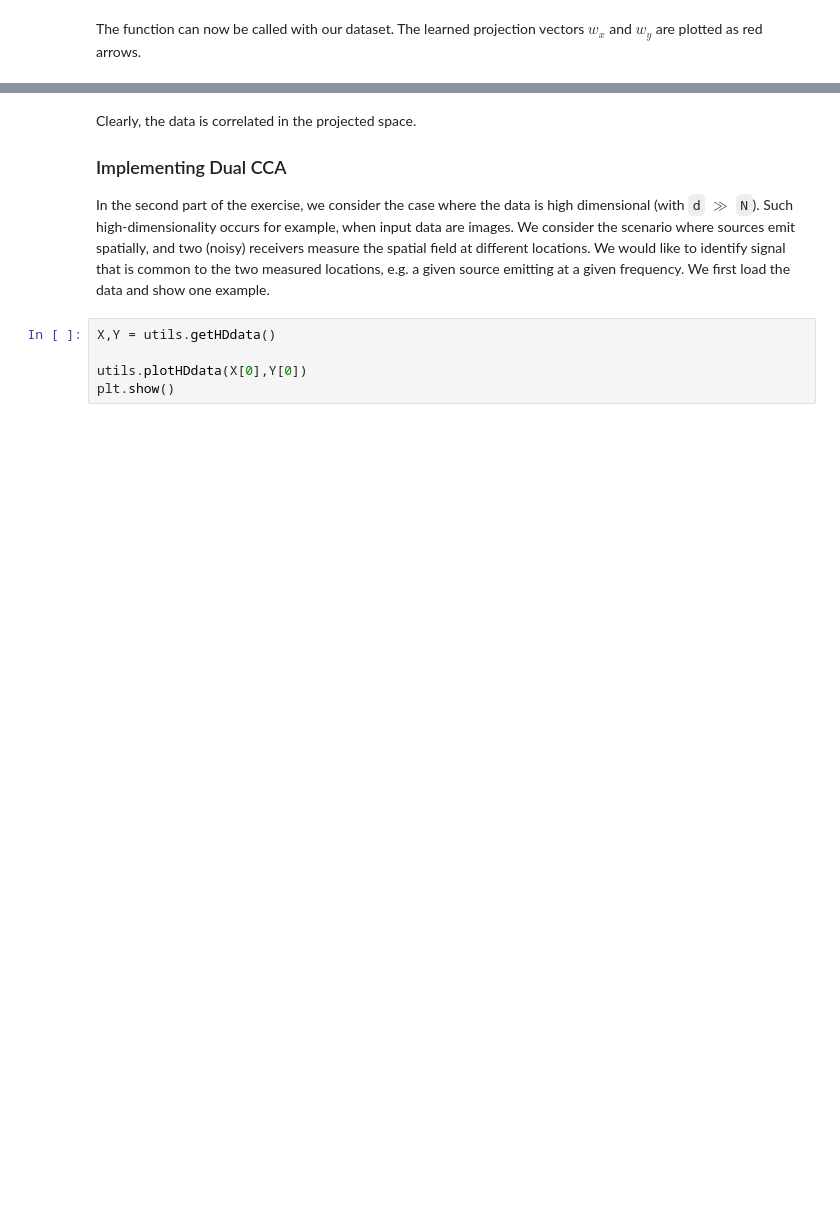
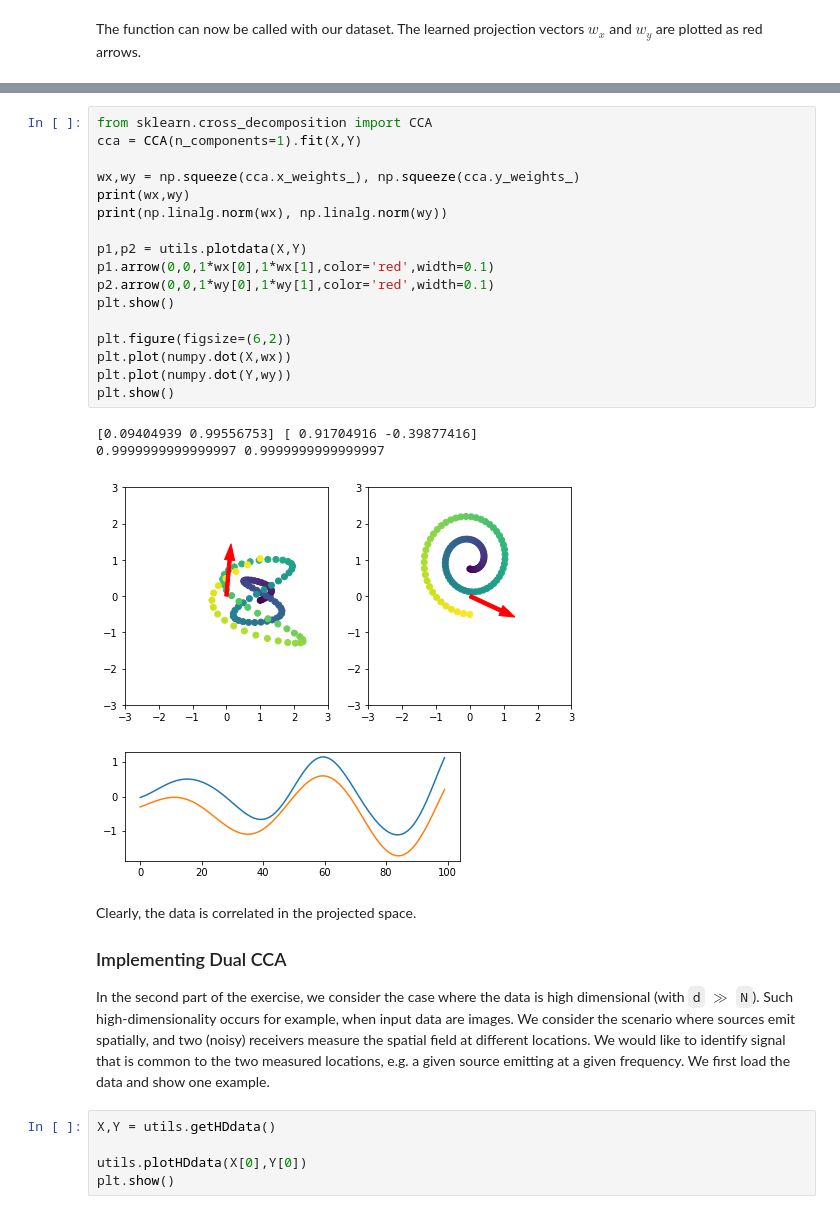
Before and after one commit to paulboehnke/ML2_repo, a Jupyter notebook: Ex02/programming/sheet02_paul.ipynb, the cells around one changed output, grey strips where cells are left out. Drawn from its saved outputs; the diff is of its cells as text; blank space fills up the shorter version.

```diff
--- a/Ex02/programming/sheet02_paul.ipynb
+++ b/Ex02/programming/sheet02_paul.ipynb
@@ -92,3 +95,25 @@ plt.show()
+# %%
+from sklearn.cross_decomposition import CCA
+cca = CCA(n_components=1).fit(X,Y)
+
+wx,wy = np.squeeze(cca.x_weights_), np.squeeze(cca.y_weights_)
+print(wx,wy)
+print(np.linalg.norm(wx), np.linalg.norm(wy))
+
+p1,p2 = utils.plotdata(X,Y)
+p1.arrow(0,0,1*wx[0],1*wx[1],color='red',width=0.1)
+p2.arrow(0,0,1*wy[0],1*wy[1],color='red',width=0.1)
+plt.show()
+
+plt.figure(figsize=(6,2))
+plt.plot(numpy.dot(X,wx))
+plt.plot(numpy.dot(Y,wy))
+plt.show()
+# %% [output]
+[0.09404939 0.99556753] [ 0.91704916 -0.39877416]
+0.9999999999999997 0.9999999999999997
+[figure, added]
+[figure, added]
 # %% [markdown]
 Clearly, the data is correlated in the projected space.
 
```
Also changed, not shown: parts of 4 cells of this notebook.
